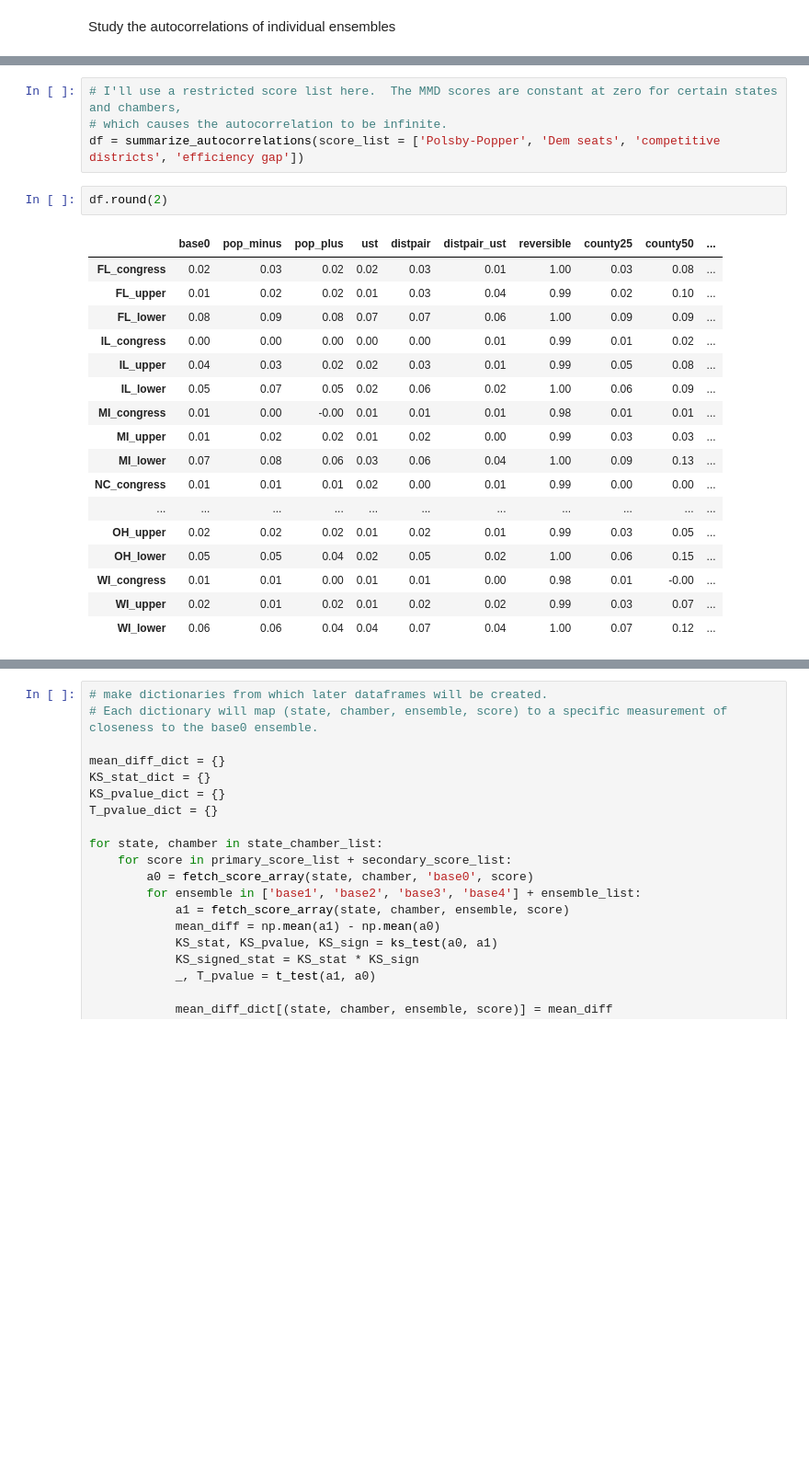
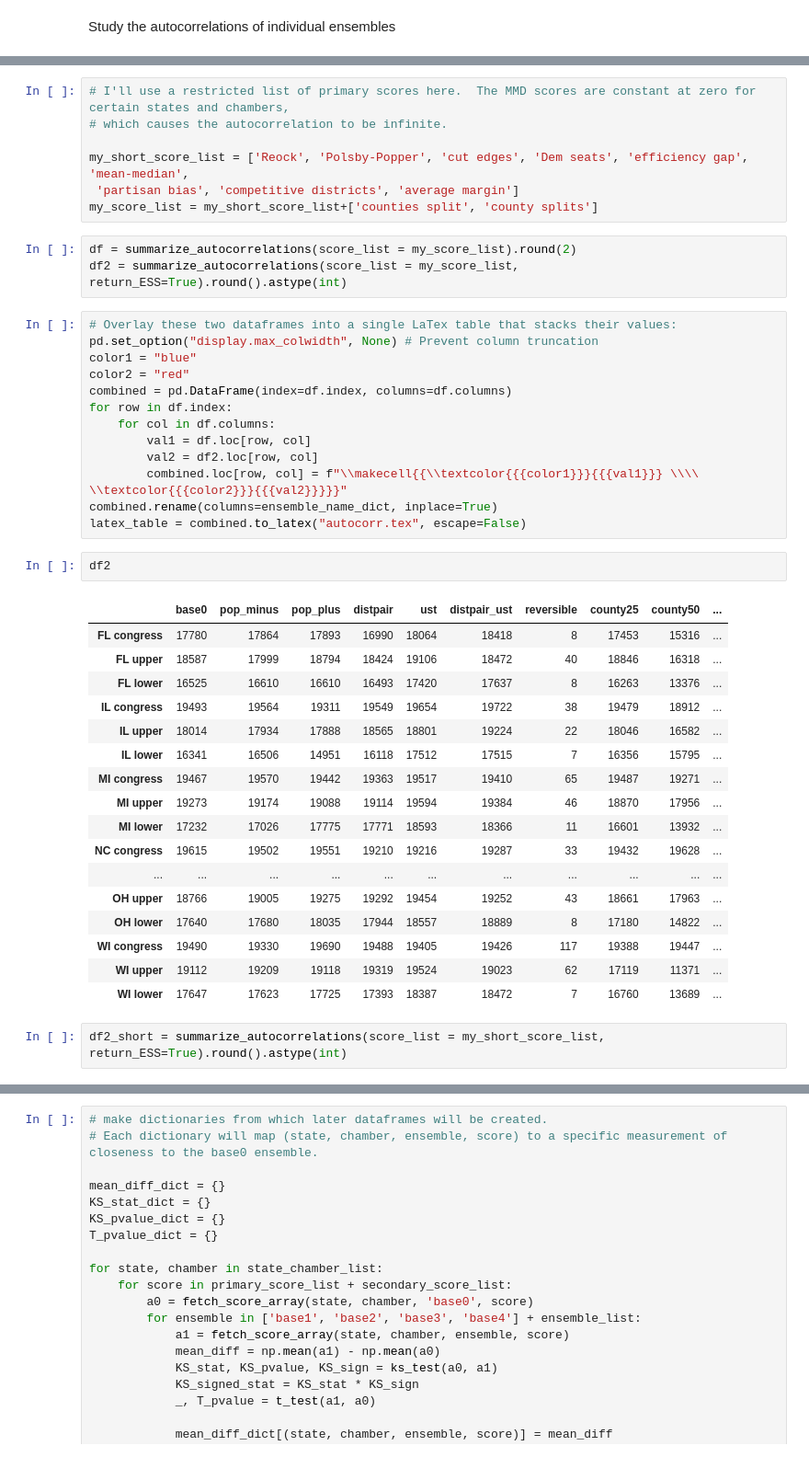
Before and after one commit to KrisTapp/Knobs, a Jupyter notebook: Compare_ensembles.ipynb, the cells around one changed output, grey strips where cells are left out. Shown at 92% size. Saved outputs shown, nothing was run; the diff lists cells and outputs as text; blank space fills up the shorter version.

```diff
--- a/Compare_ensembles.ipynb
+++ b/Compare_ensembles.ipynb
@@ -125,25 +145,46 @@ def summarize_autocorrelations(score_list, combine_method = 'max'):
     return df
 # %%
-# I'll use a restricted score list here.  The MMD scores are constant at zero for certain states and chambers,
+# I'll use a restricted list of primary scores here.  The MMD scores are constant at zero for certain states and chambers,
 # which causes the autocorrelation to be infinite.
-df = summarize_autocorrelations(score_list = ['Polsby-Popper', 'Dem seats', 'competitive districts', 'efficiency gap'])
+
+my_short_score_list = ['Reock', 'Polsby-Popper', 'cut edges', 'Dem seats', 'efficiency gap', 'mean-median',
+ 'partisan bias', 'competitive districts', 'average margin']
+my_score_list = my_short_score_list+['counties split', 'county splits']
-# %%
-df.round(2)
-# %% [output]
-|  | base0 | pop_minus | pop_plus | ust | distpair | distpair_ust | reversible | county25 | county50 | ... |
-| FL_congress | 0.02 | 0.03 | 0.02 | 0.02 | 0.03 | 0.01 | 1.00 | 0.03 | 0.08 | ... |
-| FL_upper | 0.01 | 0.02 | 0.02 | 0.01 | 0.03 | 0.04 | 0.99 | 0.02 | 0.10 | ... |
-| FL_lower | 0.08 | 0.09 | 0.08 | 0.07 | 0.07 | 0.06 | 1.00 | 0.09 | 0.09 | ... |
-| IL_congress | 0.00 | 0.00 | 0.00 | 0.00 | 0.00 | 0.01 | 0.99 | 0.01 | 0.02 | ... |
-| IL_upper | 0.04 | 0.03 | 0.02 | 0.02 | 0.03 | 0.01 | 0.99 | 0.05 | 0.08 | ... |
-| IL_lower | 0.05 | 0.07 | 0.05 | 0.02 | 0.06 | 0.02 | 1.00 | 0.06 | 0.09 | ... |
-| MI_congress | 0.01 | 0.00 | -0.00 | 0.01 | 0.01 | 0.01 | 0.98 | 0.01 | 0.01 | ... |
-| MI_upper | 0.01 | 0.02 | 0.02 | 0.01 | 0.02 | 0.00 | 0.99 | 0.03 | 0.03 | ... |
-| MI_lower | 0.07 | 0.08 | 0.06 | 0.03 | 0.06 | 0.04 | 1.00 | 0.09 | 0.13 | ... |
-| NC_congress | 0.01 | 0.01 | 0.01 | 0.02 | 0.00 | 0.01 | 0.99 | 0.00 | 0.00 | ... |
-| ... | ... | ... | ... | ... | ... | ... | ... | ... | ... | ... |
-| OH_upper | 0.02 | 0.02 | 0.02 | 0.01 | 0.02 | 0.01 | 0.99 | 0.03 | 0.05 | ... |
-| OH_lower | 0.05 | 0.05 | 0.04 | 0.02 | 0.05 | 0.02 | 1.00 | 0.06 | 0.15 | ... |
-| WI_congress | 0.01 | 0.01 | 0.00 | 0.01 | 0.01 | 0.00 | 0.98 | 0.01 | -0.00 | ... |
-| WI_upper | 0.02 | 0.01 | 0.02 | 0.01 | 0.02 | 0.02 | 0.99 | 0.03 | 0.07 | ... |
-| WI_lower | 0.06 | 0.06 | 0.04 | 0.04 | 0.07 | 0.04 | 1.00 | 0.07 | 0.12 | ... |
+# %%
+df = summarize_autocorrelations(score_list = my_score_list).round(2)
+df2 = summarize_autocorrelations(score_list = my_score_list, return_ESS=True).round().astype(int)
+# %%
+# Overlay these two dataframes into a single LaTex table that stacks their values:
+pd.set_option("display.max_colwidth", None) # Prevent column truncation
+color1 = "blue"
+color2 = "red"
+combined = pd.DataFrame(index=df.index, columns=df.columns)
+for row in df.index:
+    for col in df.columns:
+        val1 = df.loc[row, col]
+        val2 = df2.loc[row, col]
+        combined.loc[row, col] = f"\\makecell{{\\textcolor{{{color1}}}{{{val1}}} \\\\ \\textcolor{{{color2}}}{{{val2}}}}}"
+combined.rename(columns=ensemble_name_dict, inplace=True)
+latex_table = combined.to_latex("autocorr.tex", escape=False)
+# %%
+df2
+# %% [output]
+|  | base0 | pop_minus | pop_plus | distpair | ust | distpair_ust | reversible | county25 | county50 | ... |
+| FL congress | 17780 | 17864 | 17893 | 16990 | 18064 | 18418 | 8 | 17453 | 15316 | ... |
+| FL upper | 18587 | 17999 | 18794 | 18424 | 19106 | 18472 | 40 | 18846 | 16318 | ... |
+| FL lower | 16525 | 16610 | 16610 | 16493 | 17420 | 17637 | 8 | 16263 | 13376 | ... |
+| IL congress | 19493 | 19564 | 19311 | 19549 | 19654 | 19722 | 38 | 19479 | 18912 | ... |
+| IL upper | 18014 | 17934 | 17888 | 18565 | 18801 | 19224 | 22 | 18046 | 16582 | ... |
+| IL lower | 16341 | 16506 | 14951 | 16118 | 17512 | 17515 | 7 | 16356 | 15795 | ... |
+| MI congress | 19467 | 19570 | 19442 | 19363 | 19517 | 19410 | 65 | 19487 | 19271 | ... |
+| MI upper | 19273 | 19174 | 19088 | 19114 | 19594 | 19384 | 46 | 18870 | 17956 | ... |
+| MI lower | 17232 | 17026 | 17775 | 17771 | 18593 | 18366 | 11 | 16601 | 13932 | ... |
+| NC congress | 19615 | 19502 | 19551 | 19210 | 19216 | 19287 | 33 | 19432 | 19628 | ... |
+| ... | ... | ... | ... | ... | ... | ... | ... | ... | ... | ... |
+| OH upper | 18766 | 19005 | 19275 | 19292 | 19454 | 19252 | 43 | 18661 | 17963 | ... |
+| OH lower | 17640 | 17680 | 18035 | 17944 | 18557 | 18889 | 8 | 17180 | 14822 | ... |
+| WI congress | 19490 | 19330 | 19690 | 19488 | 19405 | 19426 | 117 | 19388 | 19447 | ... |
+| WI upper | 19112 | 19209 | 19118 | 19319 | 19524 | 19023 | 62 | 17119 | 11371 | ... |
+| WI lower | 17647 | 17623 | 17725 | 17393 | 18387 | 18472 | 7 | 16760 | 13689 | ... |
+# %%
+df2_short = summarize_autocorrelations(score_list = my_short_score_list, return_ESS=True).round().astype(int)
```
Also changed, not shown: parts of 15 cells of this notebook, 3 other files.
